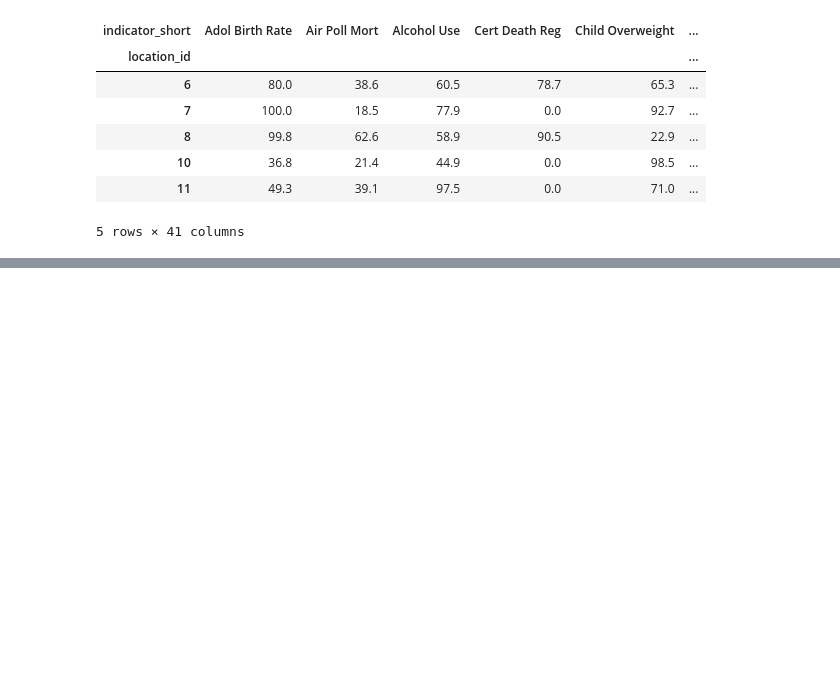
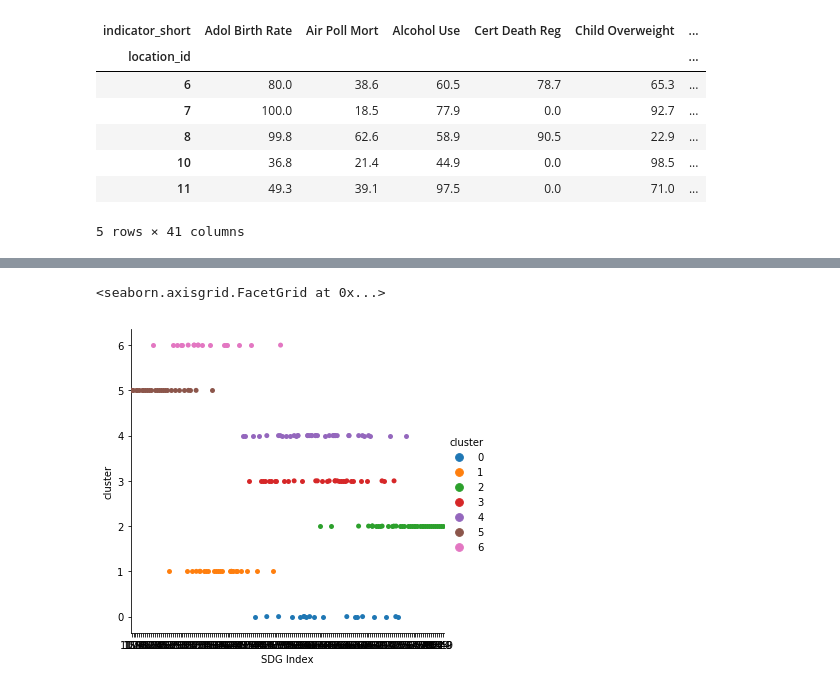
Before and after one commit to zwrankin/health_indicators, a Jupyter notebook: health_indicators/notebooks/2019_01_28_GBD_SDG_clustering.ipynb, the cells around one changed output, grey strips where cells are left out. Drawn from its saved outputs; the diff is of its cells as text; code cells hidden in the pictures; blank space fills up the shorter version.

```diff
--- a/health_indicators/notebooks/2019_01_28_GBD_SDG_clustering.ipynb
+++ b/health_indicators/notebooks/2019_01_28_GBD_SDG_clustering.ipynb
@@ -108,7 +130,7 @@ from plotly.offline import download_plotlyjs, init_notebook_mode, plot, iplot
 # Connect Javascript to display the plots in the notebook
 init_notebook_mode(connected=True)
 # %%
-data = [dict(type='choropleth',
+map_data = [dict(type='choropleth',
            locations=df_final['ihme_loc_id'],
            z = df_final['cluster'],
             text=df_final['location_name'],
@@ -127,0 +166,5 @@ iplot(fig)
+# %%
+sns.catplot(x='SDG Index', y='cluster', hue='cluster', data=data)
+# %% [output]
+<seaborn.axisgrid.FacetGrid at 0x...>
+[figure, added]
```
Also changed, not shown: parts of 37 cells of this notebook.
